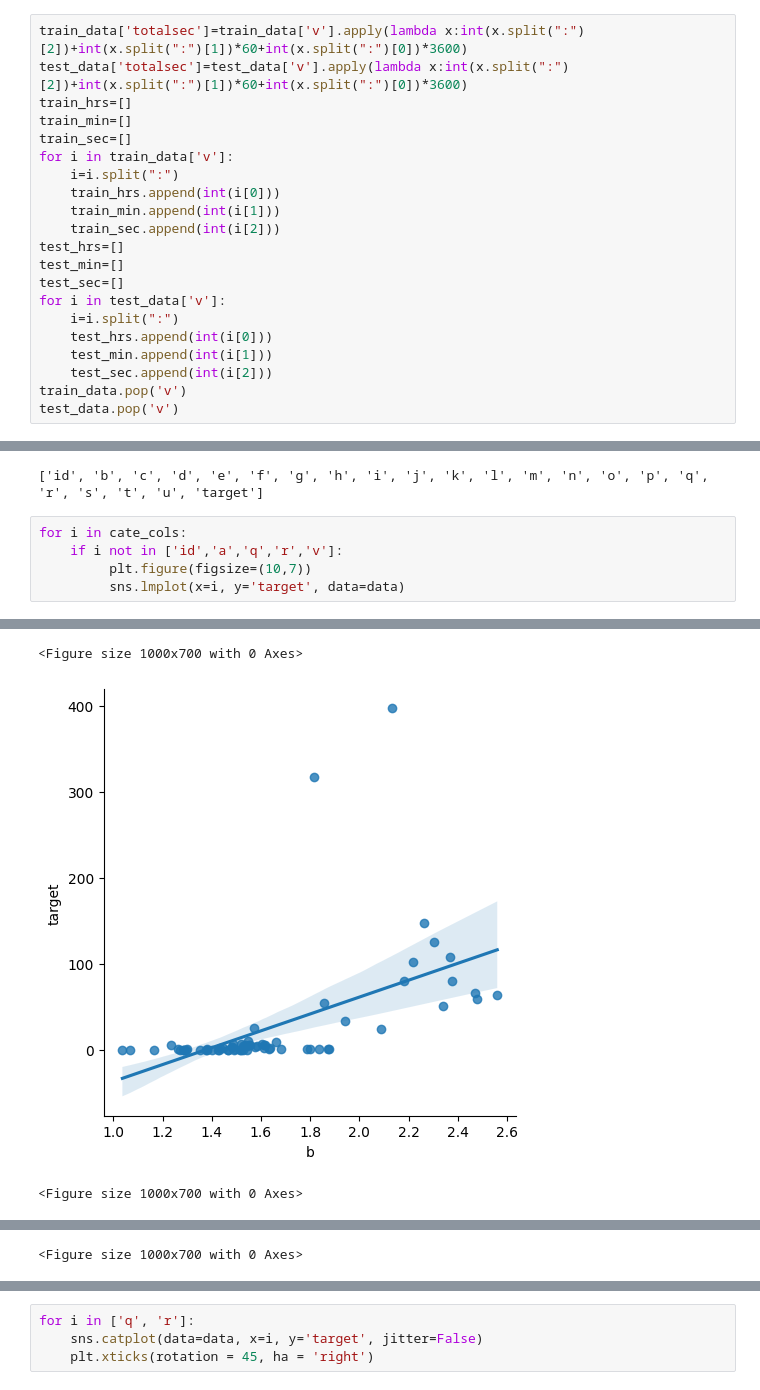
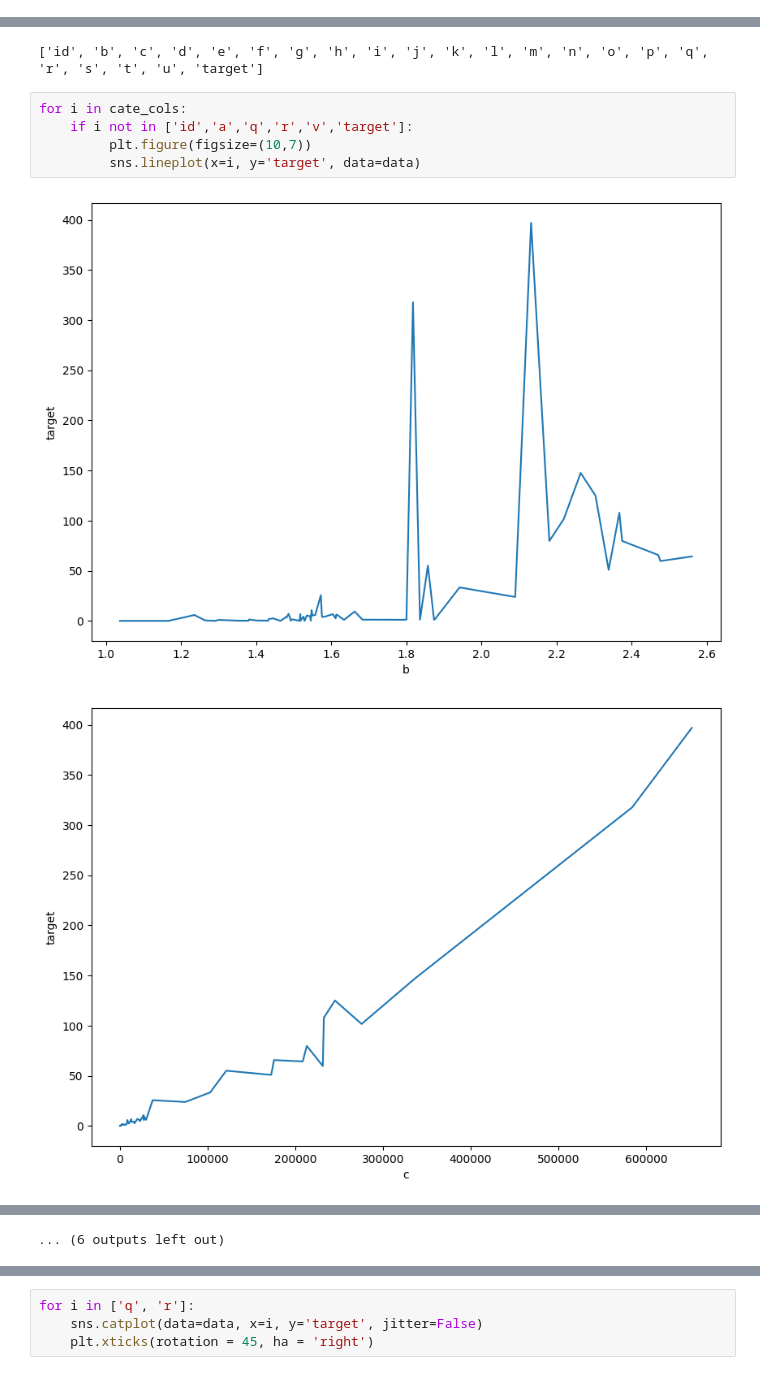
Before and after one commit to jgyfutub/Logical-Rhythm2023, a Jupyter notebook: notebook896f92e3ef.ipynb, the cells around one changed output, grey strips where cells are left out. Drawn from its saved outputs; the diff is of its cells as text.

```diff
--- a/notebook896f92e3ef.ipynb
+++ b/notebook896f92e3ef.ipynb
@@ -162,24 +204,3 @@ test_data.fillna({"q":1,"r":1}, inplace=True)
 test_data=test_data.interpolate(method='linear',limit_direction='forward')
 # %% [markdown]
 **Converting time into useful numerical column**
-# %%
-train_data['totalsec']=train_data['v'].apply(lambda x:int(x.split(":")[2])+int(x.split(":")[1])*60+int(x.split(":")[0])*3600)
-test_data['totalsec']=test_data['v'].apply(lambda x:int(x.split(":")[2])+int(x.split(":")[1])*60+int(x.split(":")[0])*3600)
-train_hrs=[]
-train_min=[]
-train_sec=[]
-for i in train_data['v']:
-    i=i.split(":")
-    train_hrs.append(int(i[0]))
-    train_min.append(int(i[1]))
-    train_sec.append(int(i[2]))
-test_hrs=[]
-test_min=[]
-test_sec=[]
-for i in test_data['v']:
-    i=i.split(":")
-    test_hrs.append(int(i[0]))
-    test_min.append(int(i[1]))
-    test_sec.append(int(i[2]))
-train_data.pop('v')
-test_data.pop('v')
@@ -220,7 +237,9 @@ print(cate_cols)
 ['id', 'b', 'c', 'd', 'e', 'f', 'g', 'h', 'i', 'j', 'k', 'l', 'm', 'n', 'o', 'p', 'q', 'r', 's', 't', 'u', 'target']
 # %%
 for i in cate_cols:
-    if i not in ['id','a','q','r','v']:
+    if i not in ['id','a','q','r','v','target']:
          plt.figure(figsize=(10,7))
-         sns.lmplot(x=i, y='target', data=data)
+         sns.lineplot(x=i, y='target', data=data)
 # %% [output]
+[figure, new version]
+[figure, new version]
@@ -227,3 +256 @@ for i in cate_cols:
-<Figure size 1000x700 with 0 Axes>
+... (6 outputs left out)
-[figure, old version]
-<Figure size 1000x700 with 0 Axes>
@@ -231 +256,0 @@ for i in cate_cols:
-<Figure size 1000x700 with 0 Axes>
```
Also changed, not shown: parts of 22 cells of this notebook.
